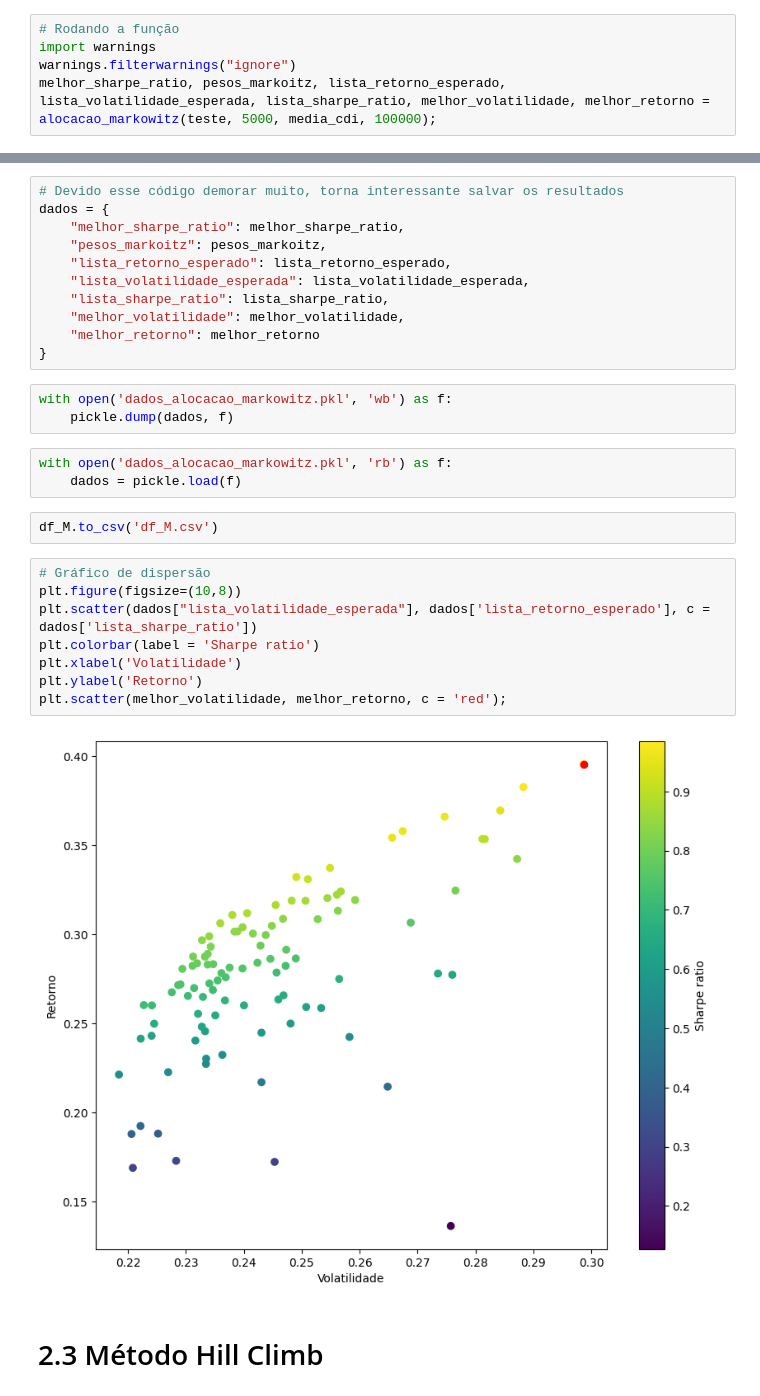
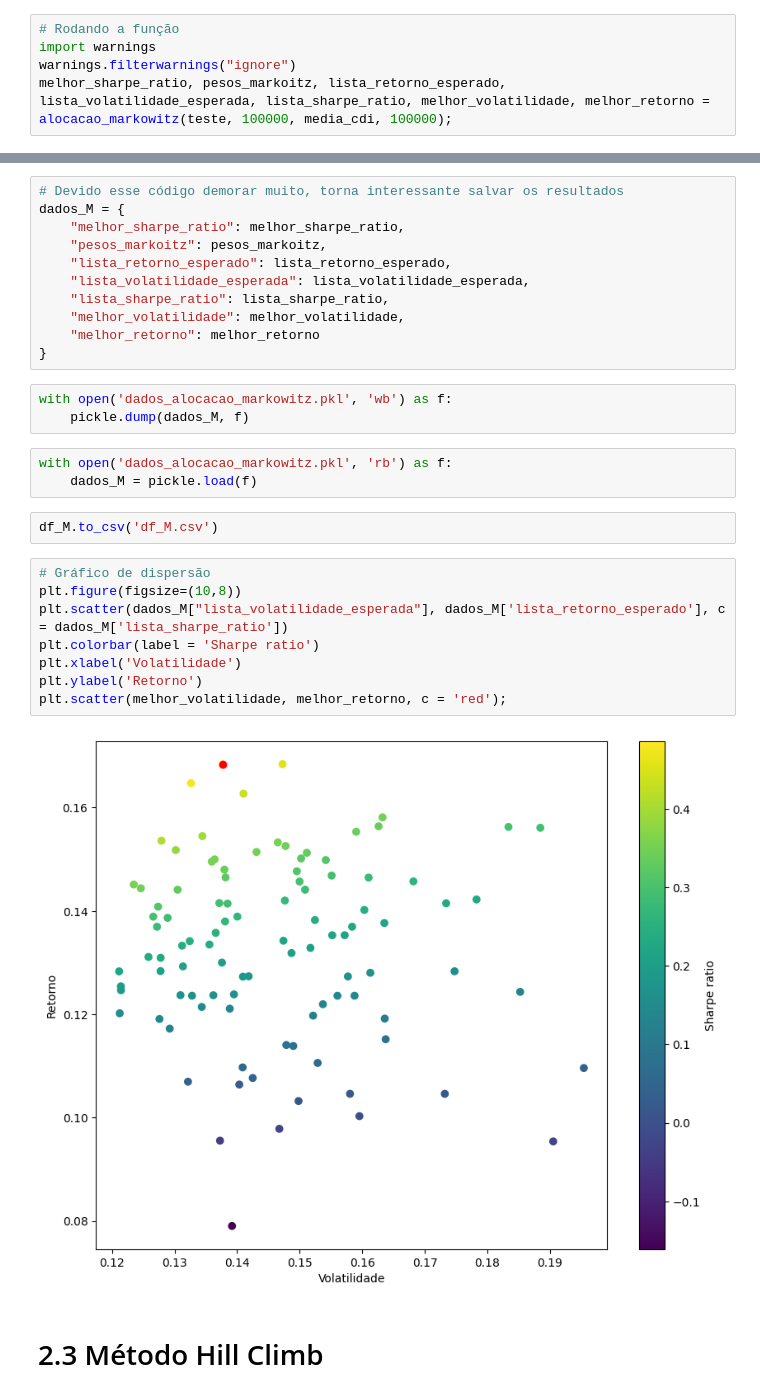
Before and after one commit to victordornelos/otimizacao_portfolio_python, a Jupyter notebook: carteira.ipynb, the cells around one changed output, grey strips where cells are left out. Saved outputs shown, nothing was run; the diff lists cells and outputs as text.

```diff
--- a/carteira.ipynb
+++ b/carteira.ipynb
@@ -124,7 +130,7 @@ teste = pd.read_csv('carteira.csv')
 # Rodando a função
 import warnings
 warnings.filterwarnings("ignore")
-melhor_sharpe_ratio, pesos_markoitz, lista_retorno_esperado, lista_volatilidade_esperada, lista_sharpe_ratio, melhor_volatilidade, melhor_retorno = alocacao_markowitz(teste, 5000, media_cdi, 100000);
+melhor_sharpe_ratio, pesos_markoitz, lista_retorno_esperado, lista_volatilidade_esperada, lista_sharpe_ratio, melhor_volatilidade, melhor_retorno = alocacao_markowitz(teste, 100000, media_cdi, 100000);
 # %%
 # Criando uma carteira com os pesos encontrados
 df_M,_,_,_=alocacao_ativos(teste,capital=100000,melhores_pesos=pesos_markoitz)
@@ -146,6 +152,6 @@ df_M
 # %%
 # Devido esse código demorar muito, torna interessante salvar os resultados
-dados = {
+dados_M = {
     "melhor_sharpe_ratio": melhor_sharpe_ratio,
     "pesos_markoitz": pesos_markoitz,
     "lista_retorno_esperado": lista_retorno_esperado,
@@ -156,22 +162,22 @@ dados = {
 }
 # %%
 with open('dados_alocacao_markowitz.pkl', 'wb') as f:
-    pickle.dump(dados, f)
+    pickle.dump(dados_M, f)
 # %%
 with open('dados_alocacao_markowitz.pkl', 'rb') as f:
-    dados = pickle.load(f)
+    dados_M = pickle.load(f)
 # %%
 df_M.to_csv('df_M.csv')
 # %%
 # Gráfico de dispersão
 plt.figure(figsize=(10,8))
-plt.scatter(dados["lista_volatilidade_esperada"], dados['lista_retorno_esperado'], c = dados['lista_sharpe_ratio'])
+plt.scatter(dados_M["lista_volatilidade_esperada"], dados_M['lista_retorno_esperado'], c = dados_M['lista_sharpe_ratio'])
 plt.colorbar(label = 'Sharpe ratio')
 plt.xlabel('Volatilidade')
 plt.ylabel('Retorno')
 plt.scatter(melhor_volatilidade, melhor_retorno, c = 'red');
 # %% [output]
-[figure, old version]
+[figure, new version]
 # %% [markdown]
 # 2.3 Método Hill Climb
 # %%
```
Also changed, not shown: parts of 27 cells of this notebook, 2 other files.
